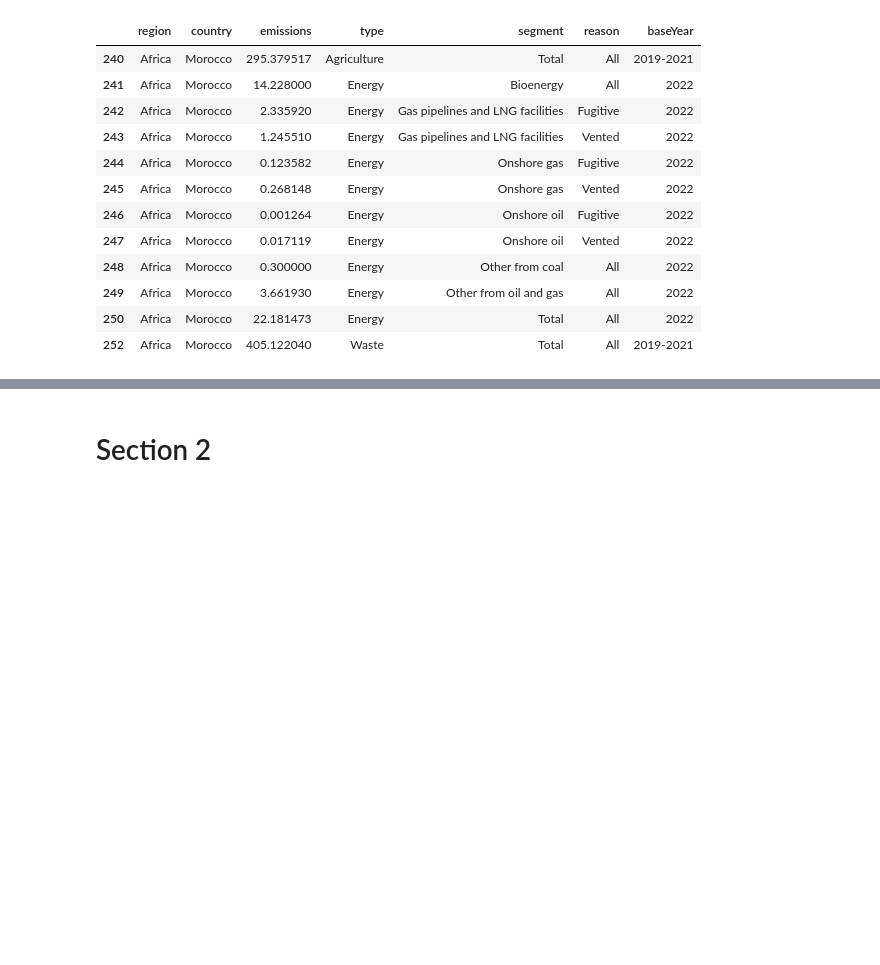
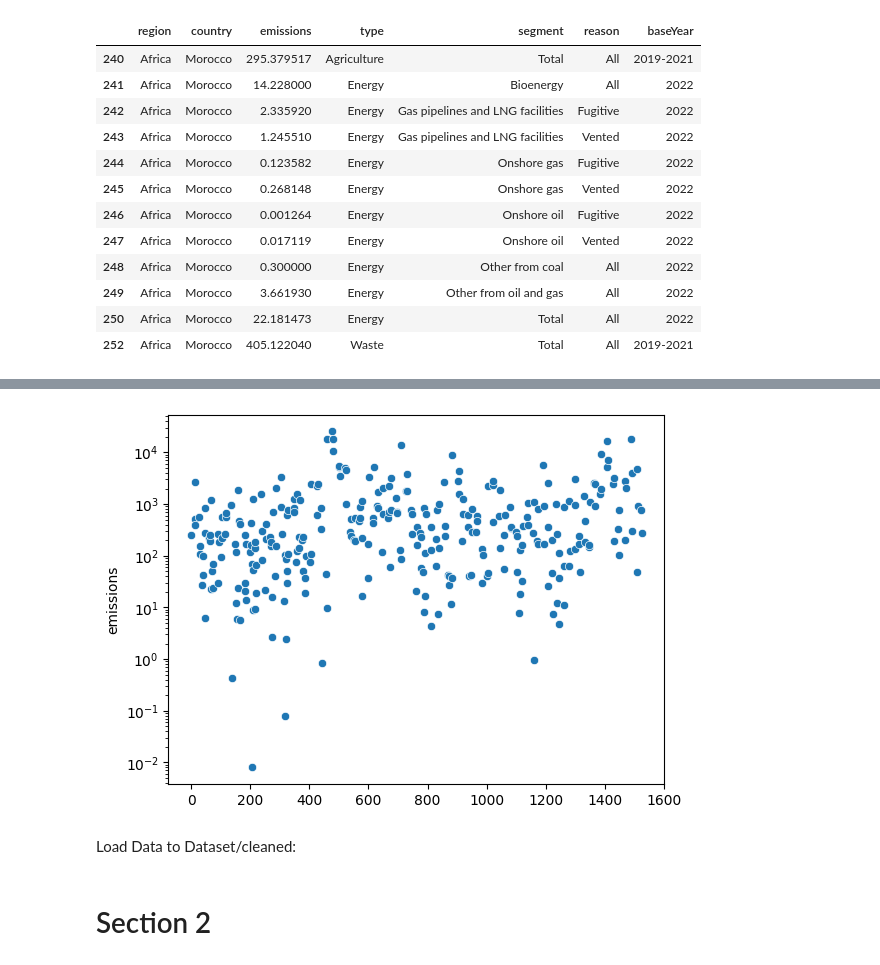
Before and after one commit to DaniDL346/Global_Methane_Flux_Analysis, a Jupyter notebook: jupyter_notebooks/1_ETL_notebook.ipynb, the cells around one changed output, grey strips where cells are left out. Drawn from its saved outputs; the diff is of its cells as text; code cells hidden in the pictures; blank space fills up the shorter version.

```diff
--- a/jupyter_notebooks/1_ETL_notebook.ipynb
+++ b/jupyter_notebooks/1_ETL_notebook.ipynb
@@ -481,0 +534,13 @@ df[df['country']=='Morocco'] # it is important to note here that some of the col
+# %%
+# Create scatterplot
+sns.scatterplot(df_segment_is_total_only['emissions'])
+
+# Set log scale
+#plt.xscale('log')
+plt.yscale('log')
+
+plt.show()
+# %% [output]
+[figure, added]
+# %% [markdown]
+Load Data to Dataset/cleaned:
```
Also changed, not shown: parts of 7 cells of this notebook.
